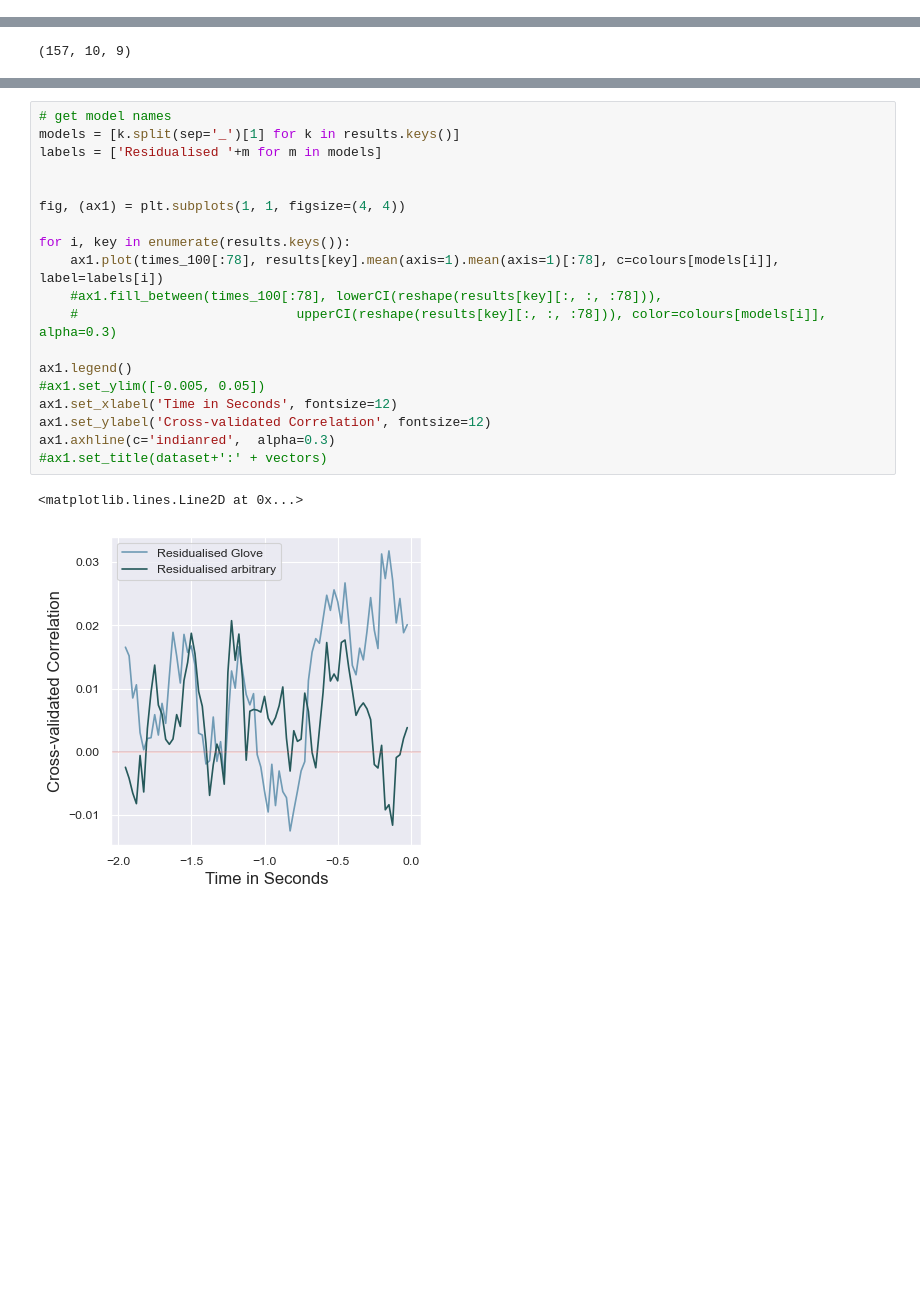
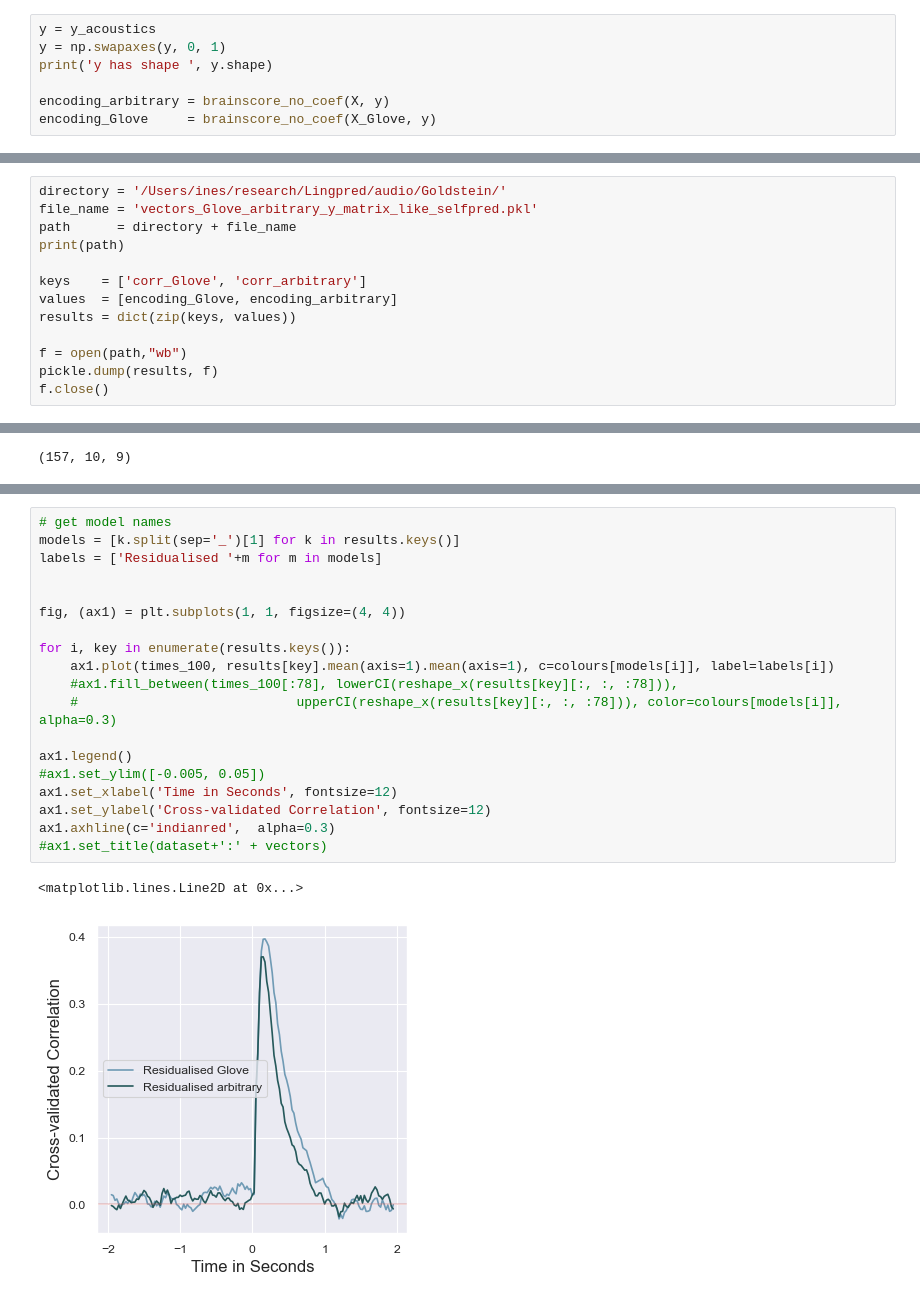
Before and after one commit to InesSchoenmann/Lingpred, a Jupyter notebook: notebooks_new/Audio_Encoding.ipynb, the cells around one changed output, grey strips where cells are left out. Cells and saved outputs as stored; diff of their text form; blank space fills up the shorter version.

Commit message:
updated plot_predicting_acoustics to allow for plotting the entire time window

```diff
--- a/notebooks_new/Audio_Encoding.ipynb
+++ b/notebooks_new/Audio_Encoding.ipynb
@@ -138,3 +139,10 @@ pickle.dump(results, f)
 f.close()
 # %% [output]
 /Users/ines/research/Lingpred/audio/Goldstein/regressed_out_vectors_Glove_arbitrary_y_matrix_like_selfpred.pkl
+# %%
+y = y_acoustics
+y = np.swapaxes(y, 0, 1)
+print('y has shape ', y.shape)
+
+encoding_arbitrary = brainscore_no_coef(X, y)
+encoding_Glove     = brainscore_no_coef(X_Glove, y)
@@ -140,0 +155,13 @@ f.close()
+# %%
+directory = '/Users/ines/research/Lingpred/audio/Goldstein/'
+file_name = 'vectors_Glove_arbitrary_y_matrix_like_selfpred.pkl'
+path      = directory + file_name
+print(path)
+
+keys    = ['corr_Glove', 'corr_arbitrary']
+values  = [encoding_Glove, encoding_arbitrary]
+results = dict(zip(keys, values))
+
+f = open(path,"wb")
+pickle.dump(results, f)
+f.close()
@@ -151,22 +183,22 @@ encoding_Glove_residualised.mean(axis=1).mean(axis=1).shape
 # %%
 # get model names
 models = [k.split(sep='_')[1] for k in results.keys()]
 labels = ['Residualised '+m for m in models]
 
 
 fig, (ax1) = plt.subplots(1, 1, figsize=(4, 4))
 
 for i, key in enumerate(results.keys()):
-    ax1.plot(times_100[:78], results[key].mean(axis=1).mean(axis=1)[:78], c=colours[models[i]], label=labels[i])
-    #ax1.fill_between(times_100[:78], lowerCI(reshape(results[key][:, :, :78])),
-    #                            upperCI(reshape(results[key][:, :, :78])), color=colours[models[i]], alpha=0.3)
+    ax1.plot(times_100, results[key].mean(axis=1).mean(axis=1), c=colours[models[i]], label=labels[i])
+    #ax1.fill_between(times_100[:78], lowerCI(reshape_x(results[key][:, :, :78])),
+    #                            upperCI(reshape_x(results[key][:, :, :78])), color=colours[models[i]], alpha=0.3)
 
 ax1.legend()
 #ax1.set_ylim([-0.005, 0.05])
 ax1.set_xlabel('Time in Seconds', fontsize=12)
 ax1.set_ylabel('Cross-validated Correlation', fontsize=12)
 ax1.axhline(c='indianred',  alpha=0.3)
 #ax1.set_title(dataset+':' + vectors)
 # %% [output]
 <matplotlib.lines.Line2D at 0x...>
-[figure, old version]
+[figure, new version]
```
Also changed, not shown: parts of 8 cells of this notebook, 2 other files.
